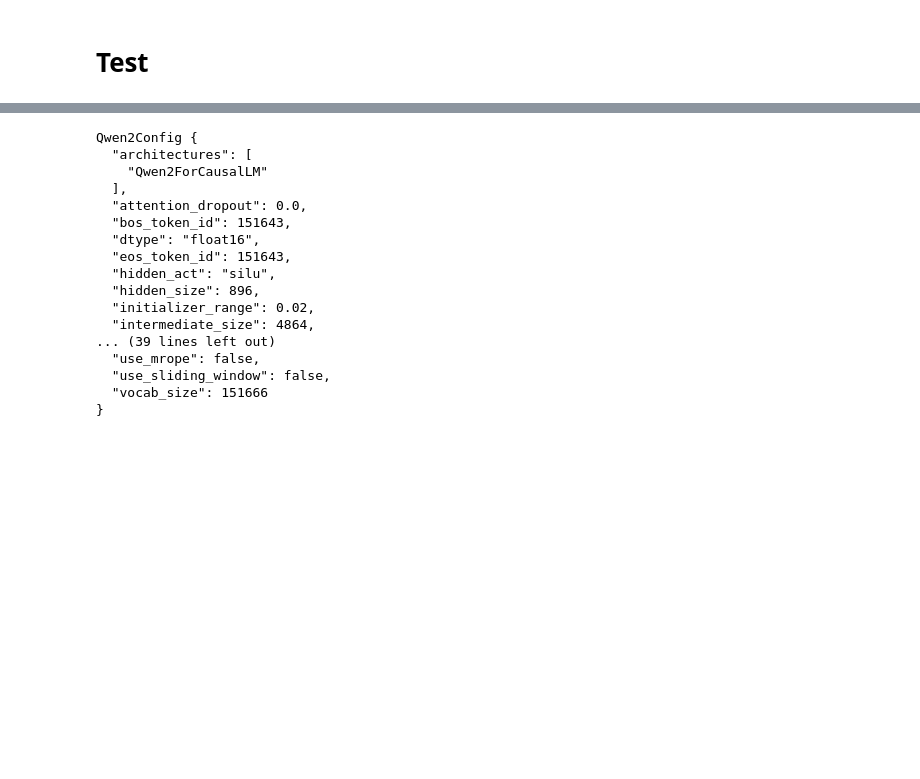
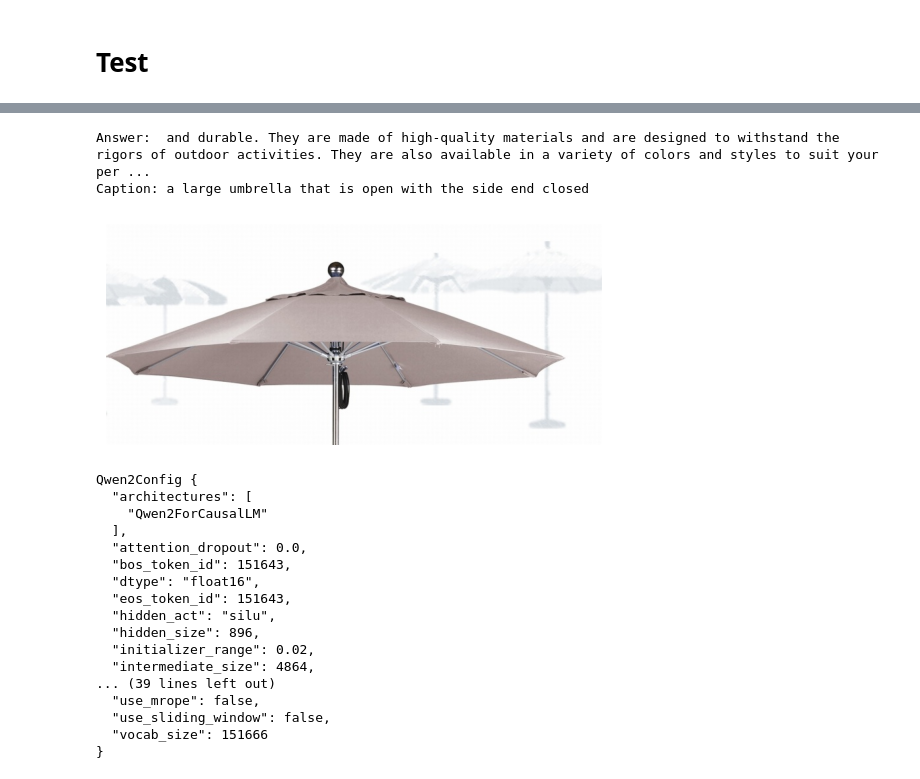
Before and after one commit to eZWALT/CVCS-Computer-Vision-and-Cognitive-Systems, a Jupyter notebook: PROJECT/src/main.ipynb, the cells around one changed output, grey strips where cells are left out. Drawn from its saved outputs; the diff is of its cells as text; code cells hidden in the pictures; blank space fills up the shorter version.

```diff
--- a/PROJECT/src/main.ipynb
+++ b/PROJECT/src/main.ipynb
@@ -111,3 +232,21 @@ Loss: 6.656540393829346
+# %%
+# ---------8) INFERENCE TEST ---------
+img = data[1]["image"]
+
+with torch.no_grad():
+    prompt = "What is in this image?"
+    embeds = build_inputs(img, prompt, K)
+    generated = vlm.llm.generate(inputs_embeds=inputs_embeds, max_new_tokens=40, attention_mask=attention_mask, pad_token_id=tokenizer.pad_token_id)
+
+print(f"Answer: {tokenizer.decode(generated[0], skip_special_tokens=True)}")
+print(f"Caption: {data[1]["caption"]}")
+plt.imshow(img)
+plt.axis('off')
+plt.show()
+# %% [output]
+Answer:  and durable. They are made of high-quality materials and are designed to withstand the rigors of outdoor activities. They are also available in a variety of colors and styles to suit your per ...
+Caption: a large umbrella that is open with the side end closed
+[figure, added]
 # %%
 llm.config
 # %% [output]
```
Also changed, not shown: parts of 6 cells of this notebook.
